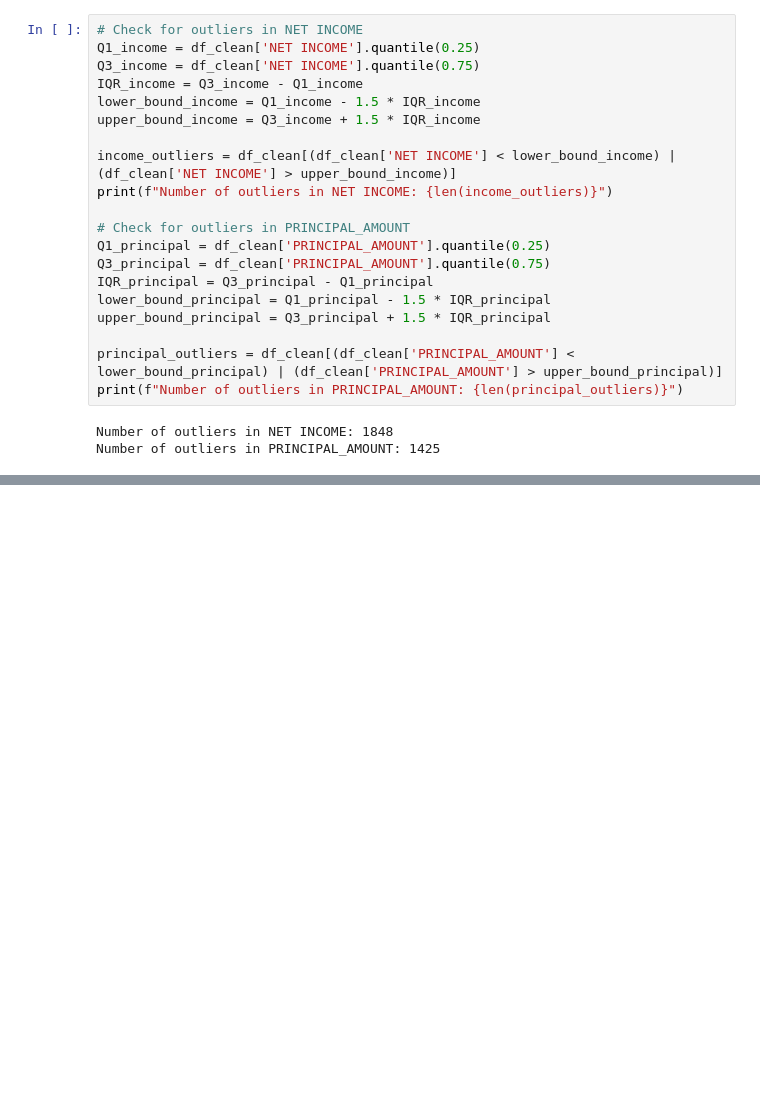
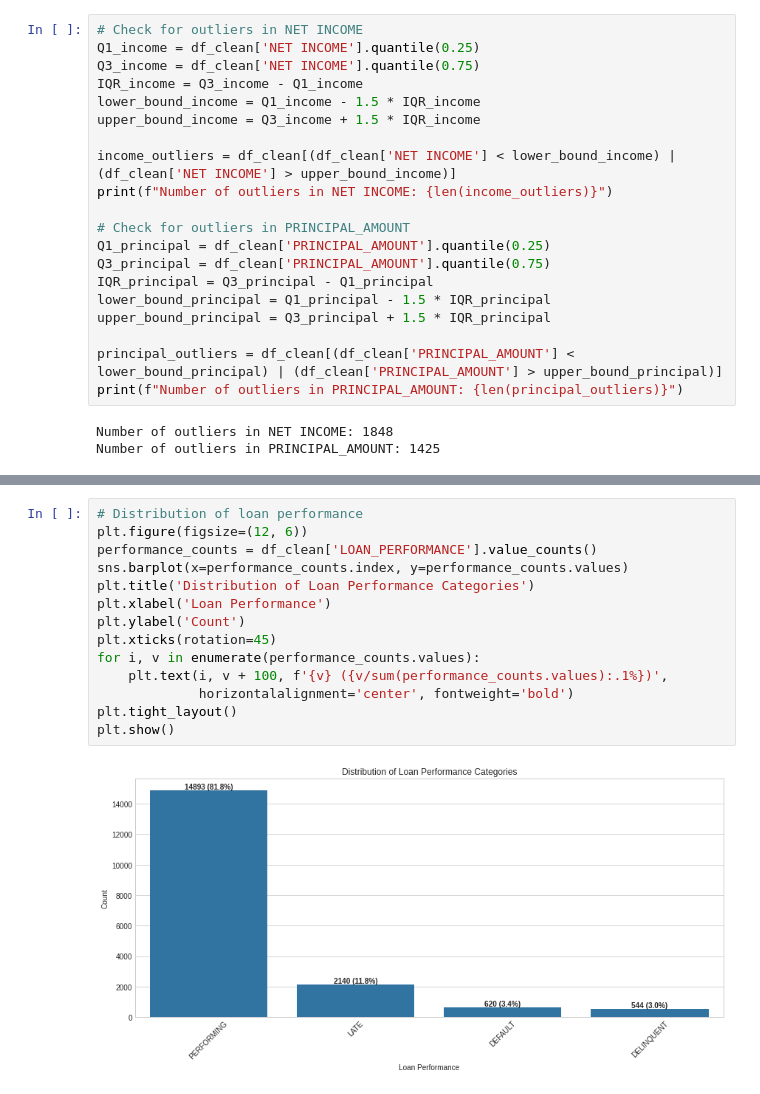
Before and after one commit to KaiFa254/SmartLender, a Jupyter notebook: notebooks/Alex.ipynb, the cells around one changed output, grey strips where cells are left out. Cells and saved outputs as stored; diff of their text form; blank space fills up the shorter version.

```diff
--- a/notebooks/Alex.ipynb
+++ b/notebooks/Alex.ipynb
@@ -307,0 +327,16 @@ Number of outliers in PRINCIPAL_AMOUNT: 1425
+# %%
+# Distribution of loan performance
+plt.figure(figsize=(12, 6))
+performance_counts = df_clean['LOAN_PERFORMANCE'].value_counts()
+sns.barplot(x=performance_counts.index, y=performance_counts.values)
+plt.title('Distribution of Loan Performance Categories')
+plt.xlabel('Loan Performance')
+plt.ylabel('Count')
+plt.xticks(rotation=45)
+for i, v in enumerate(performance_counts.values):
+    plt.text(i, v + 100, f'{v} ({v/sum(performance_counts.values):.1%})',
+             horizontalalignment='center', fontweight='bold')
+plt.tight_layout()
+plt.show()
+# %% [output]
+[figure, added]
```
Also changed, not shown: parts of 38 cells of this notebook, 1 other file.
